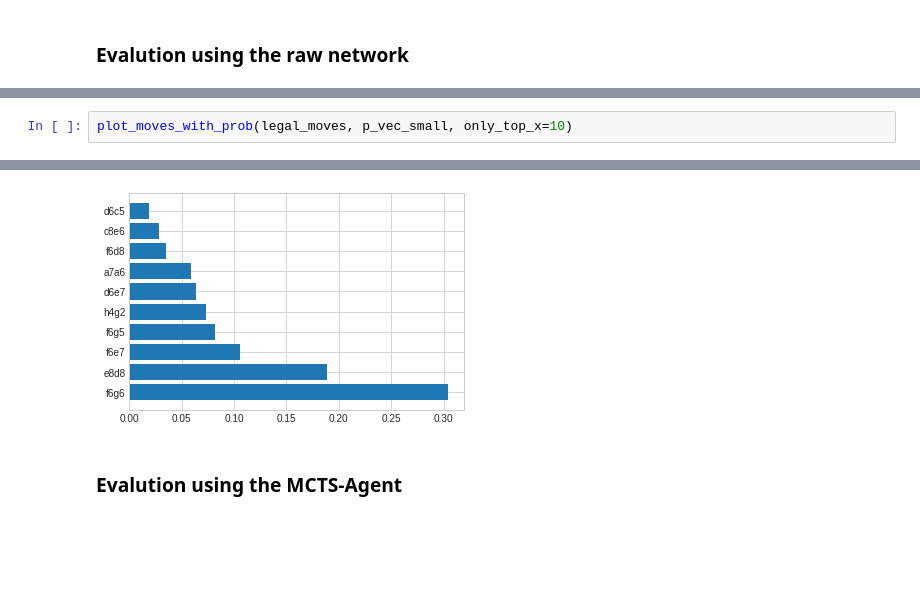
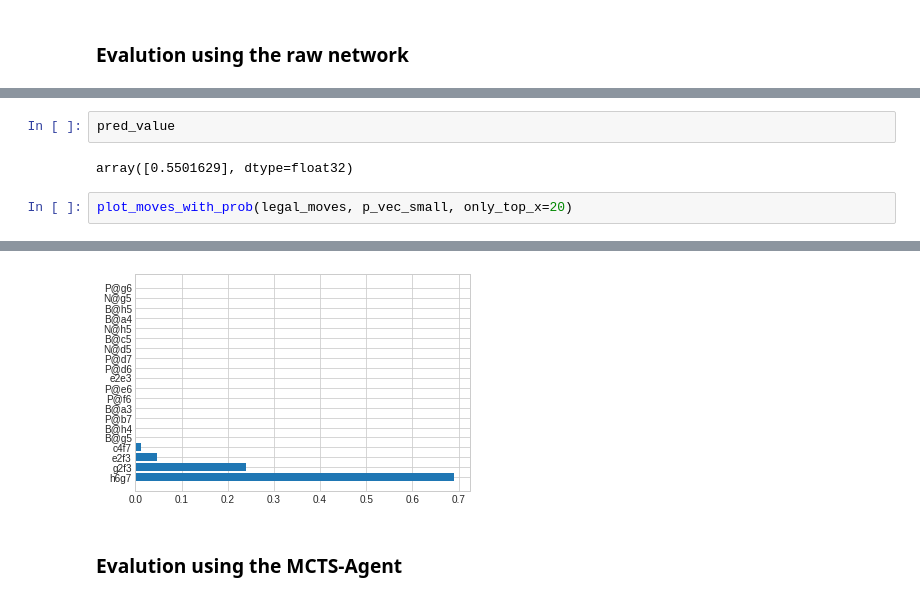
Before and after one commit to QueensGambit/CrazyAra, a Jupyter notebook: DeepCrazyhouse/src/samples/MCTS_eval_demo.ipynb, the cells around one changed output, grey strips where cells are left out. Saved outputs shown, nothing was run; the diff lists cells and outputs as text; blank space fills up the shorter version.

```diff
--- a/DeepCrazyhouse/src/samples/MCTS_eval_demo.ipynb
+++ b/DeepCrazyhouse/src/samples/MCTS_eval_demo.ipynb
@@ -162,3 +175,7 @@ Elapsed time: 0.1123s
+# %%
+pred_value
+# %% [output]
+array([0.5501629], dtype=float32)
 # %%
-plot_moves_with_prob(legal_moves, p_vec_small, only_top_x=10)
+plot_moves_with_prob(legal_moves, p_vec_small, only_top_x=20)
 # %% [output]
@@ -170,4 +187,4 @@ plot_moves_with_prob(legal_moves, p_vec_small, only_top_x=10)
-[figure, old version]
+[figure, new version]
 # %% [markdown]
 ### Evalution using the MCTS-Agent
 # %%
```
Also changed, not shown: parts of 18 cells of this notebook, 3 other files.
